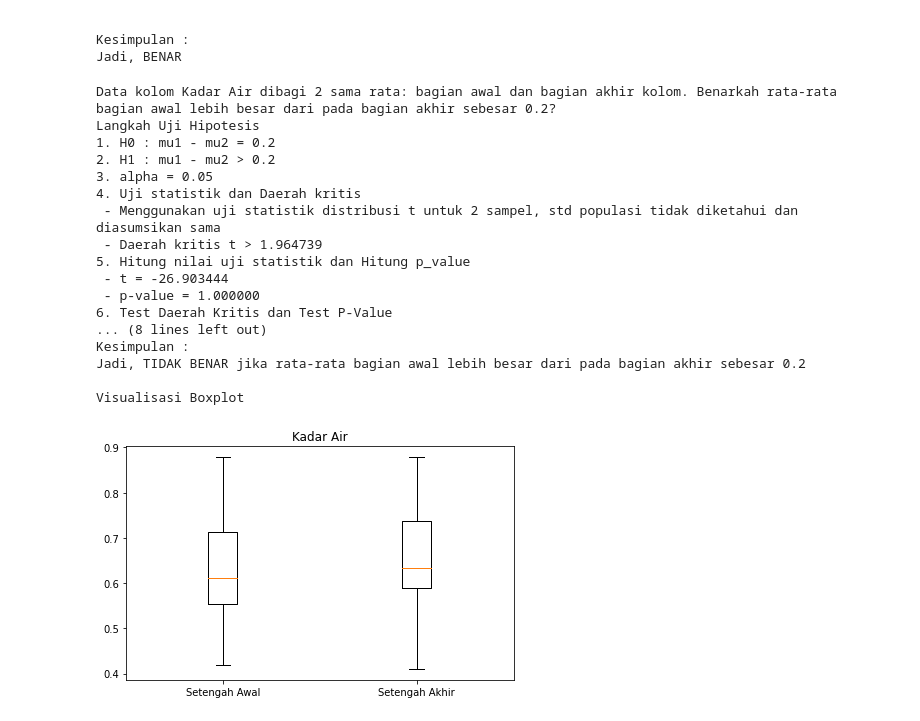
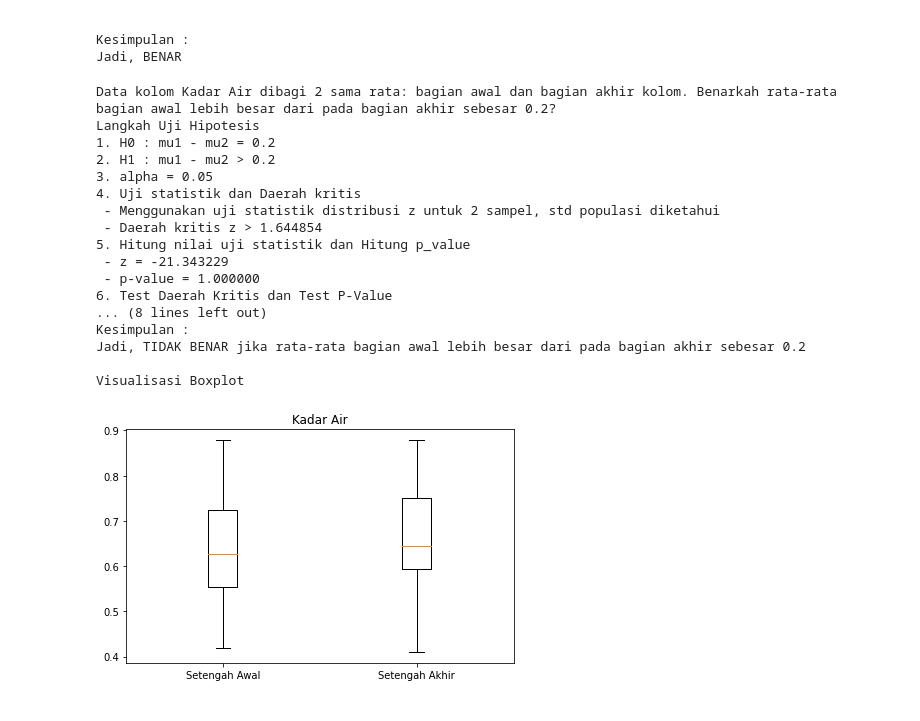
Before and after one commit to ronggurmahendra/TugasBesar_IF2220_Probstat, a Jupyter notebook: Tubes1.ipynb, the cells around one changed output. Cells and saved outputs as stored; diff of their text form; code cells hidden in the pictures.

```diff
--- a/Tubes1.ipynb
+++ b/Tubes1.ipynb
@@ -815,15 +795,19 @@ print("Data kolom Kadar Air dibagi 2 sama rata: bagian awal dan bagian akhir kol
 
 # Diketahui:
 n = df.shape[0] # Jumlah data
-n1 = n/2
-n2 = n/2
-first_half = df.loc[:n1-1]
-second_half = df.loc[n1:]
-x1 = first_half["KadarAir"].mean()
-x2 = second_half["KadarAir"].mean()
-std1 = first_half["KadarAir"].std()
-std2 = second_half["KadarAir"].std()
-sp = math.sqrt(((n1-1)*(std1**2) + (n2-1)*(std2**2))/(n1 + n2 - 2))
+first_half = df.loc[:250-1]
+second_half = df.loc[250:]
+sample_first_half = first_half.sample(frac=0.6)      # Ambil 60% sample bagian awal
+sample_second_half = second_half.sample(frac=0.6)   # Ambil 60% sample bagian akhir
+# Ukuran sample
+n1 = sample_first_half.shape[0]
+n2 = sample_second_half.shape[0]
+# rataan sample
+x1 = sample_first_half["KadarAir"].mean()
+x2 = sample_second_half["KadarAir"].mean()
+std1_pop = first_half["KadarAir"].std(ddof=0)
+std2_pop = second_half["KadarAir"].std(ddof=0)
+# sp = math.sqrt(((n1-1)*(std1**2) + (n2-1)*(std2**2))/(n1 + n2 - 2))
 
 # Langkah Uji Hipotesis
 print("Langkah Uji Hipotesis")
@@ -839,29 +823,28 @@ alpha = 0.05
 
 #4 Uji Statistik dan Daerah Kritis
 print("4. Uji statistik dan Daerah kritis")
-print(" - Menggunakan uji statistik distribusi t untuk 2 sampel, std populasi tidak diketahui dan diasumsikan sama")
-# Uji statistik menggunakan T-Test untuk dua sampel
-# Daerah kritis, t > t_alpha
-v = n1 + n2 - 2                         # derajat kebebasan
-t_alpha = stats.t.ppf(1-alpha/2,v)      # titik kritis
-print(" - Daerah kritis t > %f" %(t_alpha))
+print(" - Menggunakan uji statistik distribusi z untuk 2 sampel, std populasi diketahui")
+# Uji statistik menggunakan Z-Test untuk dua sampel
+# Daerah kritis, z > z_alpha
+z_alpha = stats.norm.ppf(1-alpha)      # titik kritis
+print(" - Daerah kritis z > %f" %(z_alpha))
 
 #5 Hitung nilai uji statistik dan hitung p_value
 print("5. Hitung nilai uji statistik dan Hitung p_value")
 # Nilai uji statistik
-t = ((x1-x2)-d0)/(sp*math.sqrt(1/n1 + 1/n2))
+z = ((x1 - x2) - d0)/math.sqrt(std1_pop**2/n1 + std2_pop**2/n2)
 # p-value
-p_value = 1 - stats.t.cdf(t,v)
-print(" - t = %f" %(t))
+p_value = 1 - stats.norm.cdf(z)
+print(" - z = %f" %(z))
 print(" - p-value = %f" %(p_value))
 
 #6 Ambil keputusan
 print("6. Test Daerah Kritis dan Test P-Value\n")
 tolak = False
 # TOLAK H0 jika nilai uji terletak di daerah kritis
-print("Daerah kritis t > %.4f" %(t_alpha))
-print("t = %.4f" %(t))
-if (t > t_alpha):
+print("Daerah kritis z > %.4f" %(z_alpha))
+print("z = %.4f" %(z))
+if (z > z_alpha):
     tolak = True
     print("H0 DITOLAK karena nilai uji terletak di daerah kritis")
 else:
@@ -877,38 +860,38 @@ else:
     print("H0 TIDAK DITOLAK karena p-value lebih besar dibanding tingkat signifikansi alpha")
 
 # Kesimpulan
 print("\nKesimpulan :")
 if (tolak):
     print("Jadi, BENAR jika rata-rata bagian awal lebih besar dari pada bagian akhir sebesar 0.2")
 else:
     print("Jadi, TIDAK BENAR jika rata-rata bagian awal lebih besar dari pada bagian akhir sebesar 0.2")
 
 # Tampilkan Boxplot
 print("\nVisualisasi Boxplot")
-plt.boxplot([first_half["KadarAir"], second_half["KadarAir"]])
+plt.boxplot([sample_first_half["KadarAir"], sample_second_half["KadarAir"]])
 plt.xticks(ticks=[1,2],labels=["Setengah Awal","Setengah Akhir"])
 plt.title("Kadar Air")
 plt.tight_layout()
 plt.show()
 # %% [output]
 Data kolom Kadar Air dibagi 2 sama rata: bagian awal dan bagian akhir kolom. Benarkah rata-rata bagian awal lebih besar dari pada bagian akhir sebesar 0.2?
 Langkah Uji Hipotesis
 1. H0 : mu1 - mu2 = 0.2
 2. H1 : mu1 - mu2 > 0.2
 3. alpha = 0.05
 4. Uji statistik dan Daerah kritis
- - Menggunakan uji statistik distribusi t untuk 2 sampel, std populasi tidak diketahui dan diasumsikan sama
- - Daerah kritis t > 1.964739
+ - Menggunakan uji statistik distribusi z untuk 2 sampel, std populasi diketahui
+ - Daerah kritis z > 1.644854
 5. Hitung nilai uji statistik dan Hitung p_value
- - t = -26.903444
+ - z = -21.343229
  - p-value = 1.000000
 6. Test Daerah Kritis dan Test P-Value
 ... (8 lines left out)
 Kesimpulan :
 Jadi, TIDAK BENAR jika rata-rata bagian awal lebih besar dari pada bagian akhir sebesar 0.2
 
 Visualisasi Boxplot
-[figure, old version]
+[figure, new version]
 # %%
 # No 5c
 print("Rata-rata 20 baris pertama kolom Bulatan sama dengan 20 baris terakhirnya?")
```
Also changed, not shown: parts of 17 cells of this notebook.
